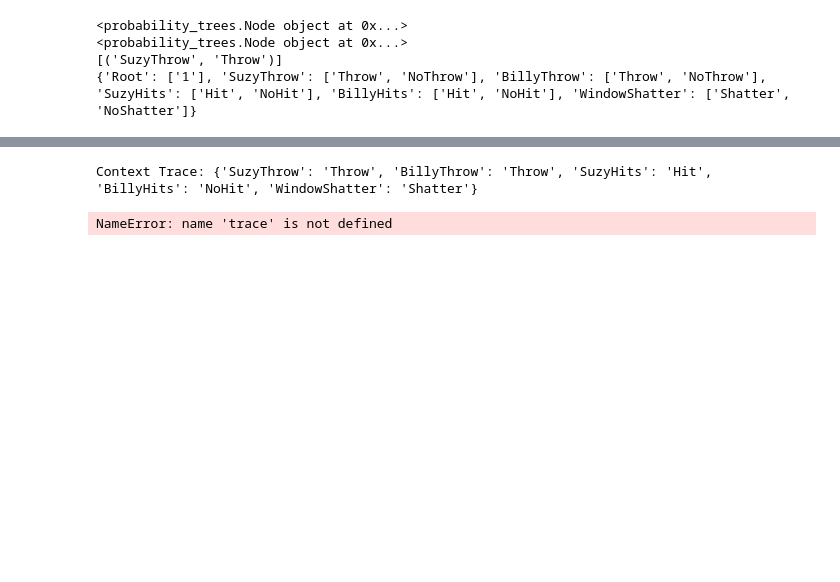
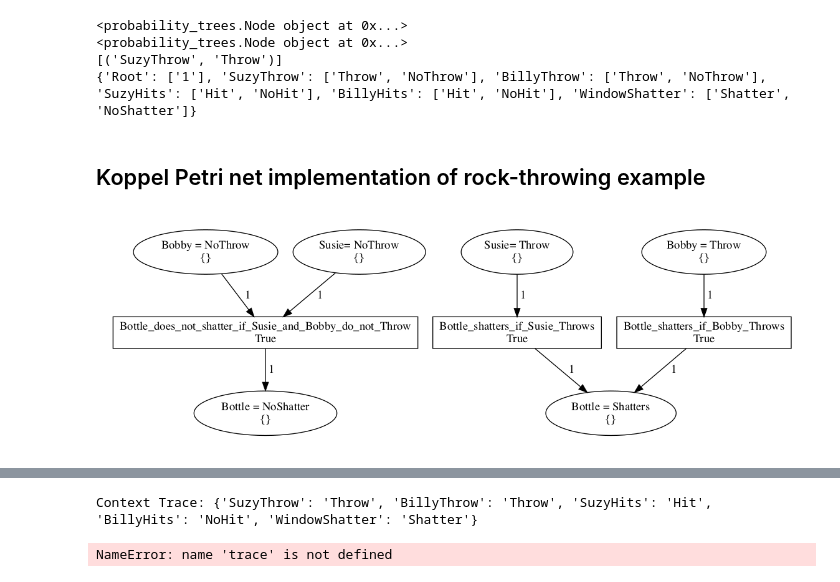
Before and after one commit to COVID-19-Causal-Reasoning/probability_trees, a Jupyter notebook: notebooks/actual_causality_toy_examples_prob_tree.ipynb, the cells around one changed output, grey strips where cells are left out. Drawn from its saved outputs; the diff is of its cells as text; code cells hidden in the pictures; blank space fills up the shorter version.

Commit message:
added Koppel and Ritwik/Zucker petri net implementations of actual causality for bottle example

```diff
--- a/notebooks/actual_causality_toy_examples_prob_tree.ipynb
+++ b/notebooks/actual_causality_toy_examples_prob_tree.ipynb
@@ -84,3 +86,5 @@ print(rock_throw.rvs())
 <probability_trees.Node object at 0x...>
 [('SuzyThrow', 'Throw')]
 {'Root': ['1'], 'SuzyThrow': ['Throw', 'NoThrow'], 'BillyThrow': ['Throw', 'NoThrow'], 'SuzyHits': ['Hit', 'NoHit'], 'BillyHits': ['Hit', 'NoHit'], 'WindowShatter': ['Shatter', 'NoShatter']}
+# %% [markdown]
+## Koppel Petri net implementation of rock-throwing example
@@ -86,0 +98,41 @@ print(rock_throw.rvs())
+# %%
+def bottle_throwing_koppel_petri():
+    n = PetriNet("BottleThrowingKoppelPetri")
+
+
+
+    n.add_place(Place("Susie= NoThrow"))
+    n.add_place(Place("Susie= Throw"))
+    n.add_place(Place("Bobby = NoThrow"))
+    n.add_place(Place("Bobby = Throw"))
+
+    n.add_place(Place("Bottle = NoShatter"))
+    n.add_place(Place("Bottle = Shatters"))
+
+
+
+    n.add_transition(Transition("Bottle_shatters_if_Susie_Throws"))
+    n.add_transition(Transition("Bottle_shatters_if_Bobby_Throws"))
+
+    n.add_transition(Transition("Bottle_does_not_shatter_if_Susie_and_Bobby_do_not_Throw"))
+
+
+
+    n.add_input("Susie= Throw", "Bottle_shatters_if_Susie_Throws", Value(1))
+    n.add_output("Bottle = Shatters",  "Bottle_shatters_if_Susie_Throws", Value(1))
+
+    n.add_input("Susie= NoThrow", "Bottle_does_not_shatter_if_Susie_and_Bobby_do_not_Throw", Value(1))
+    n.add_input("Bobby = NoThrow", "Bottle_does_not_shatter_if_Susie_and_Bobby_do_not_Throw", Value(1))
+    n.add_output("Bottle = NoShatter",   "Bottle_does_not_shatter_if_Susie_and_Bobby_do_not_Throw", Value(1))
+
+    n.add_input("Bobby = Throw", "Bottle_shatters_if_Bobby_Throws", Value(1))
+    n.add_output("Bottle = Shatters",  "Bottle_shatters_if_Bobby_Throws", Value(1))
+
+    return n
+# %%
+koppel_bottle = bottle_throwing_koppel_petri()
+koppel_bottle.draw('../images/Bottle_throwing_Kopple_Petri.svg')
+koppel_bottle.draw('../images/Bottle_throwing_Kopple_Petri.png')
+Image('../images/Bottle_throwing_Kopple_Petri.png')
+# %% [output]
+[figure, added]
```
Also changed, not shown: parts of 7 cells of this notebook, 3 other files.
